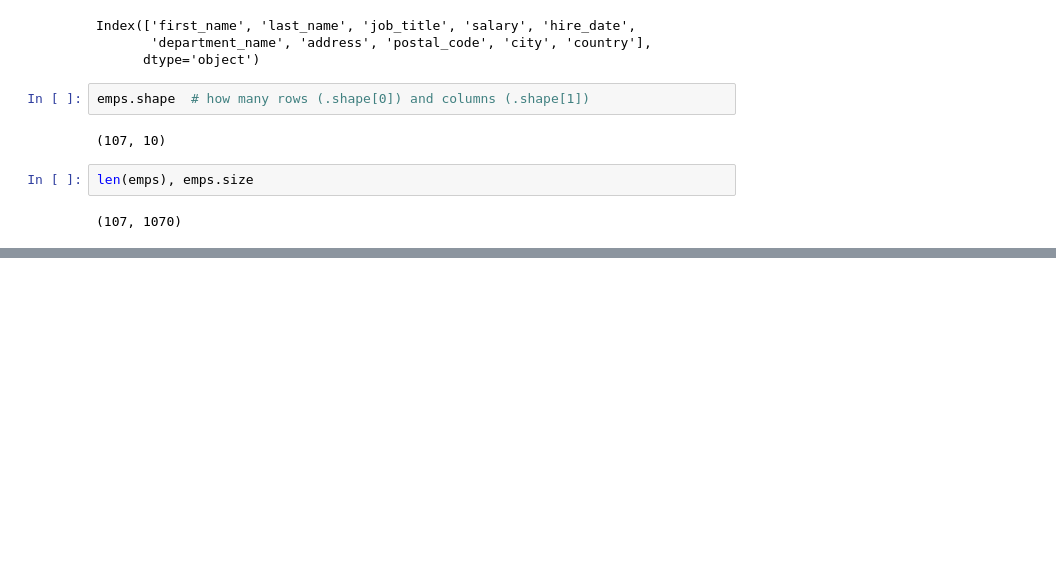
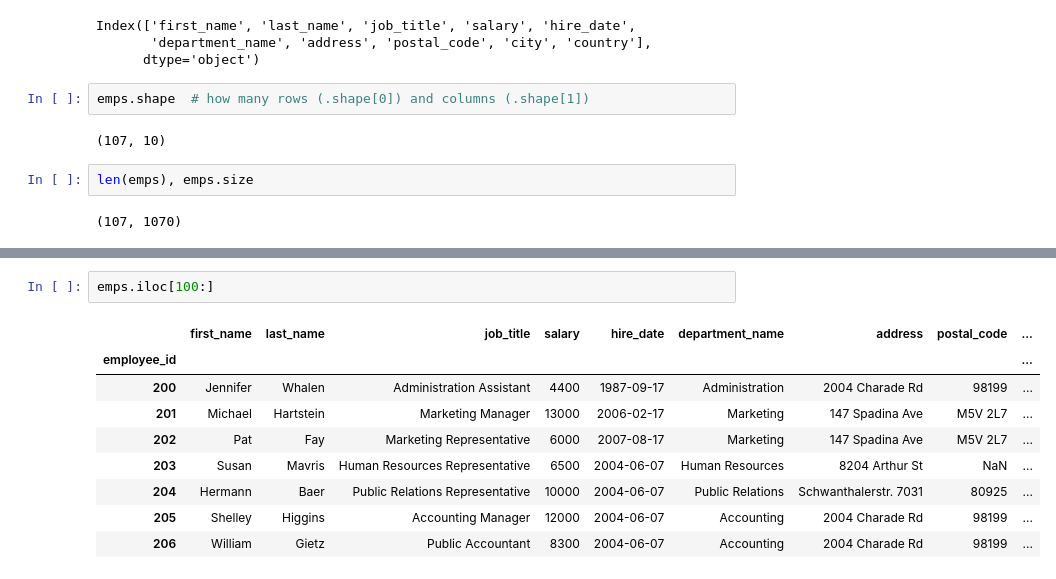
Before and after one commit to piotrgradzinski/dap_20230114, a Jupyter notebook: day_7_pgg/emps_access_filtering.ipynb, the cells around one changed output, grey strips where cells are left out. Drawn from its saved outputs; the diff is of its cells as text; blank space fills up the shorter version.

```diff
--- a/day_7_pgg/emps_access_filtering.ipynb
+++ b/day_7_pgg/emps_access_filtering.ipynb
@@ -117,0 +259,12 @@ len(emps), emps.size
+# %%
+emps.iloc[100:]
+# %% [output]
+|  | first_name | last_name | job_title | salary | hire_date | department_name | address | postal_code | ... |
+| employee_id |  |  |  |  |  |  |  |  | ... |
+| 200 | Jennifer | Whalen | Administration Assistant | 4400 | 1987-09-17 | Administration | 2004 Charade Rd | 98199 | ... |
+| 201 | Michael | Hartstein | Marketing Manager | 13000 | 2006-02-17 | Marketing | 147 Spadina Ave | M5V 2L7 | ... |
+| 202 | Pat | Fay | Marketing Representative | 6000 | 2007-08-17 | Marketing | 147 Spadina Ave | M5V 2L7 | ... |
+| 203 | Susan | Mavris | Human Resources Representative | 6500 | 2004-06-07 | Human Resources | 8204 Arthur St | NaN | ... |
+| 204 | Hermann | Baer | Public Relations Representative | 10000 | 2004-06-07 | Public Relations | Schwanthalerstr. 7031 | 80925 | ... |
+| 205 | Shelley | Higgins | Accounting Manager | 12000 | 2004-06-07 | Accounting | 2004 Charade Rd | 98199 | ... |
+| 206 | William | Gietz | Public Accountant | 8300 | 2004-06-07 | Accounting | 2004 Charade Rd | 98199 | ... |
```
Also changed, not shown: parts of 20 cells of this notebook.
